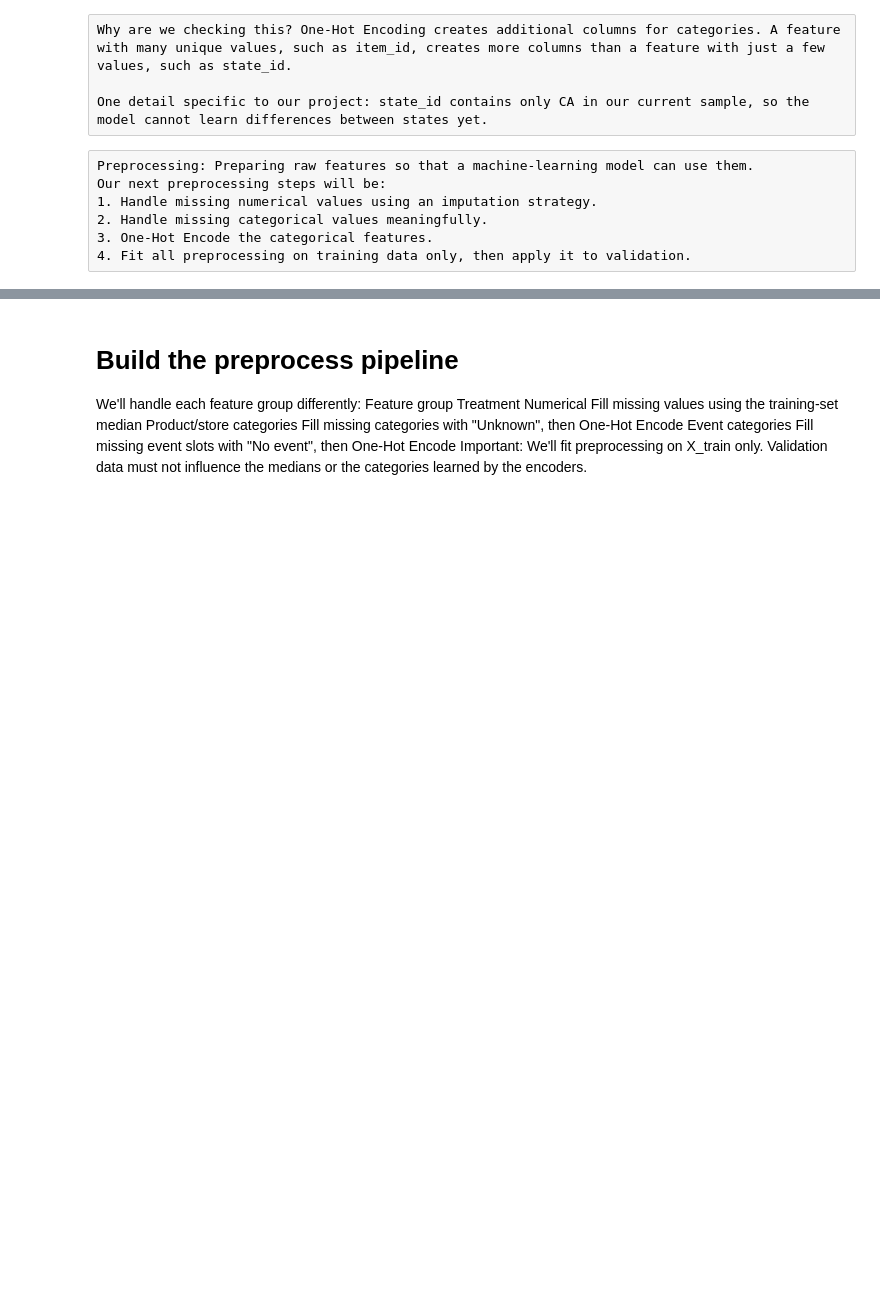
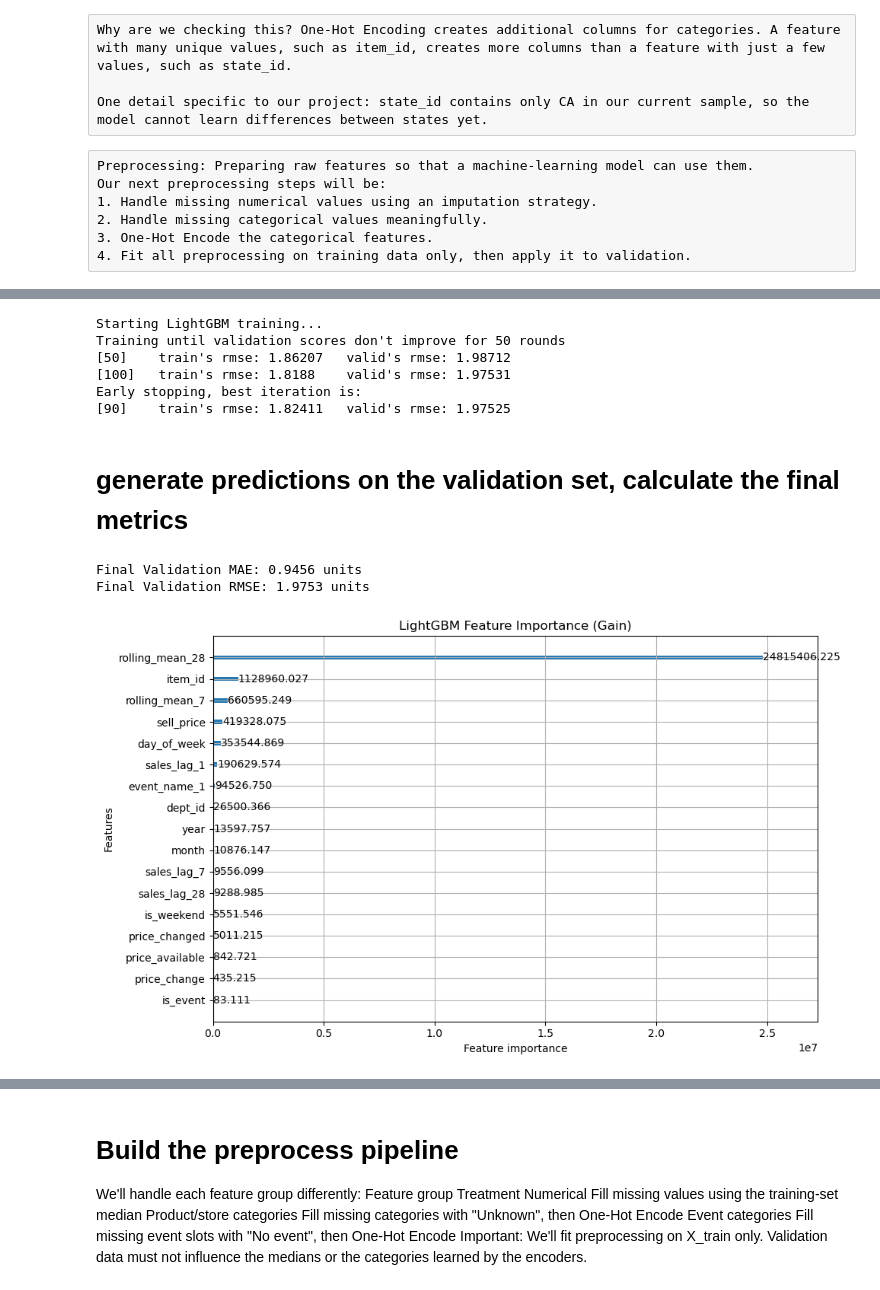
Before and after one commit to piyushmishra76/ai-supply-chain-intelligence, a Jupyter notebook: notebooks/03_feature_engineering.ipynb, the cells around one changed output, grey strips where cells are left out. Cells and saved outputs as stored; diff of their text form; code cells hidden in the pictures; blank space fills up the shorter version.

```diff
--- a/notebooks/03_feature_engineering.ipynb
+++ b/notebooks/03_feature_engineering.ipynb
@@ -1158,0 +1332,72 @@ Our next preprocessing steps will be:
+# %%
+# 3. Define Tweedie parameters
+# we will use tweedie objective function because see below
+''' - lots of zero sales
+- positive sales when demand occurs
+- highly right-skewed positive values
+That's why Tweedie is worth testing.'''
+
+params = {
+    'objective': 'tweedie',
+    'tweedie_variance_power': 1.1, # 1.1 to 1.2 is the sweet spot for M5 data
+    'metric': 'rmse',              # Evaluate using RMSE, not MAPE
+    'learning_rate': 0.05,
+    'num_leaves': 63,              # Default is 31; 63 allows complex item/event interactions
+    'min_data_in_leaf': 50,        # Prevents overfitting on isolated spikes
+    'seed': 42,
+    'verbose': -1
+}
+
+# 4. Train the model with Early Stopping
+print("Starting LightGBM training...")
+model = lgb.train(
+    params,
+    train_data,
+    valid_sets=[train_data, valid_data],
+    valid_names=['train', 'valid'],
+    num_boost_round=1500,          # Maximum trees to build
+    callbacks=[
+        lgb.early_stopping(stopping_rounds=50), # Stop if validation RMSE doesn't improve for 50 rounds
+        lgb.log_evaluation(period=50)           # Print progress every 50 rounds
+    ]
+)
+# %% [output]
+Starting LightGBM training...
+Training until validation scores don't improve for 50 rounds
+[50]    train's rmse: 1.86207   valid's rmse: 1.98712
+[100]   train's rmse: 1.8188    valid's rmse: 1.97531
+Early stopping, best iteration is:
+[90]    train's rmse: 1.82411   valid's rmse: 1.97525
+# %% [markdown]
+# generate predictions on the validation set, calculate the final metrics
+# %%
+import numpy as np
+import matplotlib.pyplot as plt
+from sklearn.metrics import mean_absolute_error, mean_squared_error
+
+# 1. Generate Predictions
+# LightGBM automatically uses the best iteration (round 90) for prediction
+y_pred = model.predict(X_valid)
+
+# 2. Calculate final metrics
+mae = mean_absolute_error(y_valid, y_pred)
+rmse = np.sqrt(mean_squared_error(y_valid, y_pred))
+
+print(f"Final Validation MAE: {mae:.4f} units")
+print(f"Final Validation RMSE: {rmse:.4f} units")
+
+# 3. Visualize Feature Importance
+# 'gain' shows how much a feature contributed to reducing the error
+ax = lgb.plot_importance(
+    model,
+    max_num_features=20,
+    importance_type='gain',
+    figsize=(10, 6),
+    title="LightGBM Feature Importance (Gain)"
+)
+plt.tight_layout()
+plt.show()
+# %% [output]
+Final Validation MAE: 0.9456 units
+Final Validation RMSE: 1.9753 units
+[figure, added]
```
Also changed, not shown: parts of 69 cells of this notebook, 7 other files.
